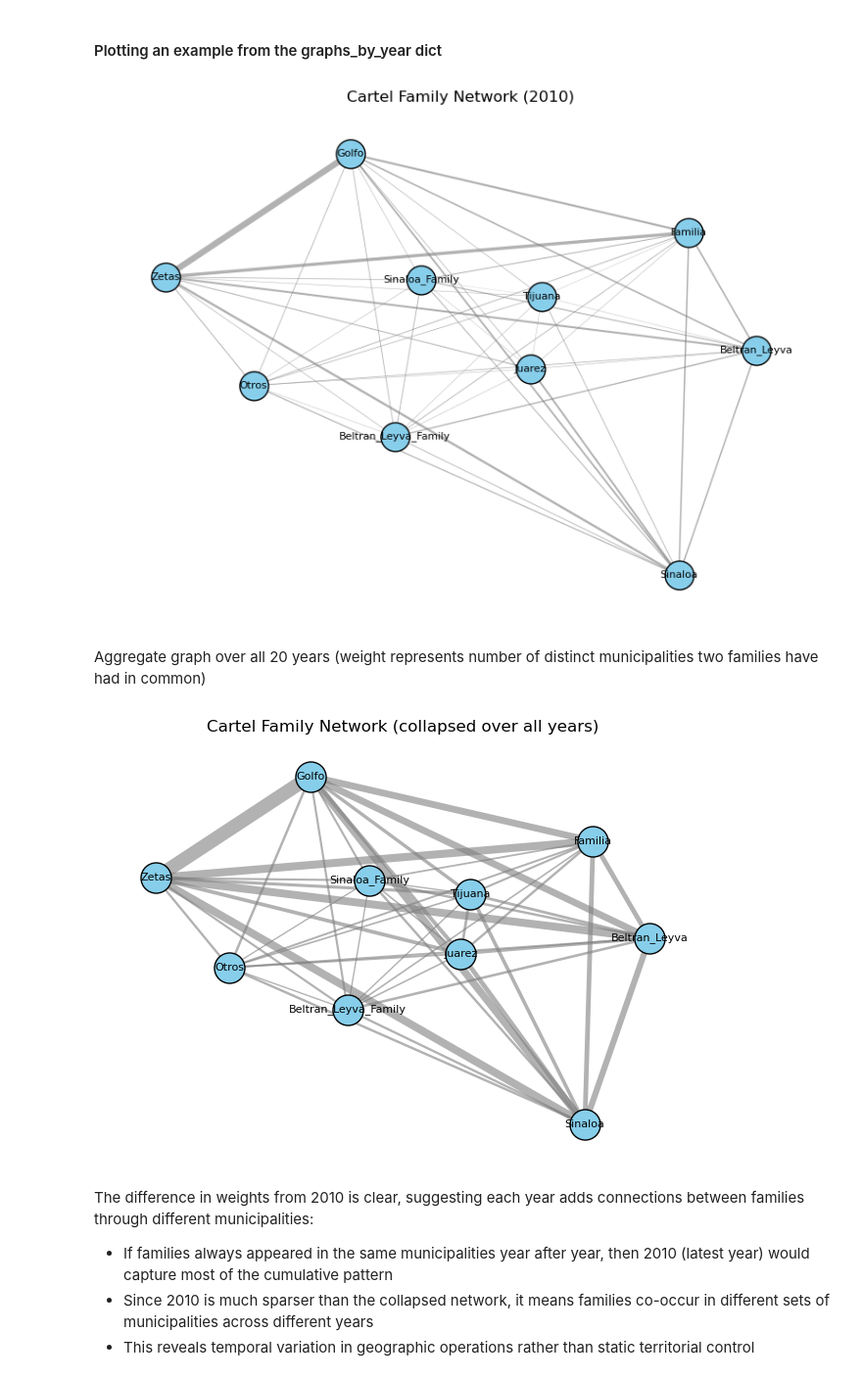
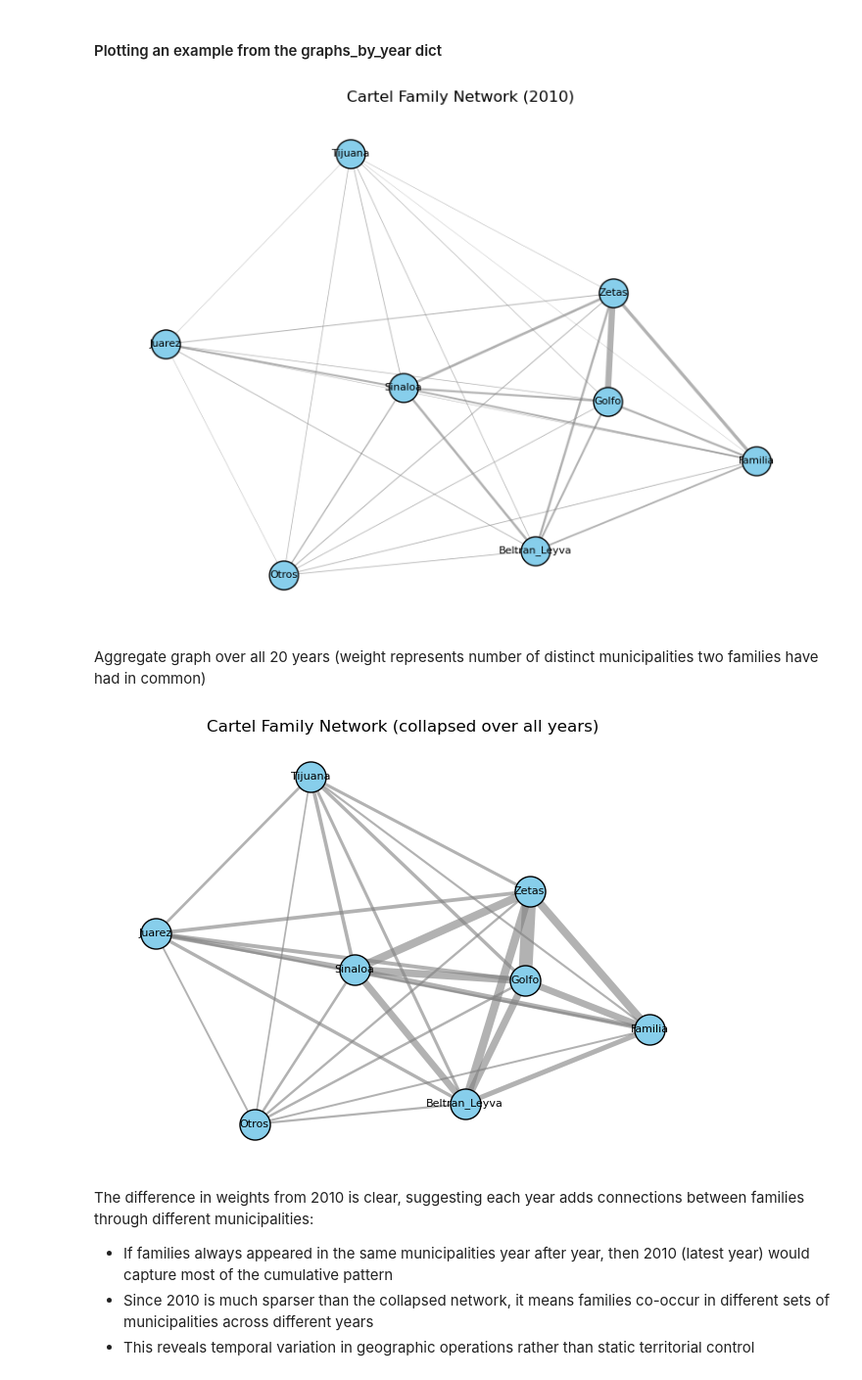
Before and after one commit to jan-cardell/networks_project, a Jupyter notebook: EDA/eda_cartel_projection.ipynb, the cells around one changed output. Shown at 98% size. Cells and saved outputs as stored; diff of their text form; code cells hidden in the pictures.

Commit message:
fixed nc backboning bug and merged families: we have 8 instead of 10

```diff
--- a/EDA/eda_cartel_projection.ipynb
+++ b/EDA/eda_cartel_projection.ipynb
@@ -8,9 +8,18 @@ import pandas as pd
 import networkx as nx
 import matplotlib.pyplot as plt
 import os
+import sys
 
-df = pd.read_csv("../data/CosciaRios2012_DataBase.csv")
-os.makedirs('../data/cartel_adj_mat', exist_ok=True)
+# add parent directory to path so we can import from util
+parent_dir = os.path.abspath(os.path.join(os.getcwd(), '..'))
+if parent_dir not in sys.path:
+    sys.path.insert(0, parent_dir)
+
+# import module from util
+from util.merge_fams import merge_fams
+
+df = merge_fams("../data/CosciaRios2012_DataBase.csv")
+# os.makedirs('../data/cartel_adj_mat', exist_ok=True)
 
 family_cols = df.columns[3:]
 matrices = {}
@@ -21,8 +30,8 @@ for year in range(df['Year'].min(), df['Year'].max() + 1):
     np.fill_diagonal(adj_weighted.values, 0)
     matrices[year] = adj_weighted
 
-    with open(f'../data/cartel_adj_mat/{year}.csv', 'w') as f:
-        adj_weighted.to_csv(f)
+    # with open(f'../data/cartel_adj_mat/{year}.csv', 'w') as f:
+    #     adj_weighted.to_csv(f)
 
 matrices
 # %% [output]
@@ -98,7 +105,7 @@ import pandas as pd
 import networkx as nx
 import matplotlib.pyplot as plt
 
-df = pd.read_csv("../data/CosciaRios2012_DataBase.csv")
+df = merge_fams("../data/CosciaRios2012_DataBase.csv")
 
 family_cols = df.columns[3:]
 graphs_by_year = {} #key: year, value: networkx graph
@@ -142,7 +149,7 @@ NodeView(('Beltran_Leyva', 'Beltran_Leyva_Family', 'Familia', 'Golfo', 'Juarez',
 # example 2
 G_example = graphs_by_year[2010]
 plt.figure(figsize=(8,6))
-pos = nx.kamada_kawai_layout(G_example, weight='weight') #nodes with higher weights are closer together
+pos = nx.spring_layout(G_example, weight='weight', seed=42) #nodes with higher weights are closer together
 
 example_edges = G_example.edges()
 example_weights = np.array([G_example[u][v]['weight'] for u,v in example_edges])
@@ -157,28 +164,28 @@ plt.axis('off')
 plt.tight_layout()
 plt.show()
 # %% [output]
-[figure, old version]
+[figure, new version]
 # %% [markdown]
 Aggregate graph over all 20 years (weight represents number of distinct municipalities two families have had in common)
 # %%
 G_collapsed = nx.Graph()
 G_collapsed.add_nodes_from(family_cols)
 G_collapsed = nx.from_pandas_adjacency(adj_all_years)
 
 collapsed_edges = G_collapsed.edges()
-collapsed_weights = np.array([G_collapsed[u][v]['weight'] for u,v in collapsed_edges])
+collapsed_weights = np.array(list(G_collapsed.edges(data='weight')))[:,2].astype(int)
 collapsed_weights = collapsed_weights / max_weight * 5  # normalize for plotting
 
 nx.draw_networkx_edges(G_collapsed, pos, width=collapsed_weights, edge_color="gray", alpha=0.6)
 nx.draw_networkx_nodes(G_collapsed, pos, node_color="skyblue", node_size=500, edgecolors="black")
 nx.draw_networkx_labels(G_collapsed, pos, font_size=8, font_color="black")
 
 plt.title("Cartel Family Network (collapsed over all years)")
 plt.axis('off')
 plt.tight_layout()
 plt.show()
 # %% [output]
-[figure, old version]
+[figure, new version]
 # %% [markdown]
 The difference in weights from 2010 is clear, suggesting each year adds connections between families through different municipalities:
 
```
Also changed, not shown: parts of 19 cells of this notebook, 16 other files.
